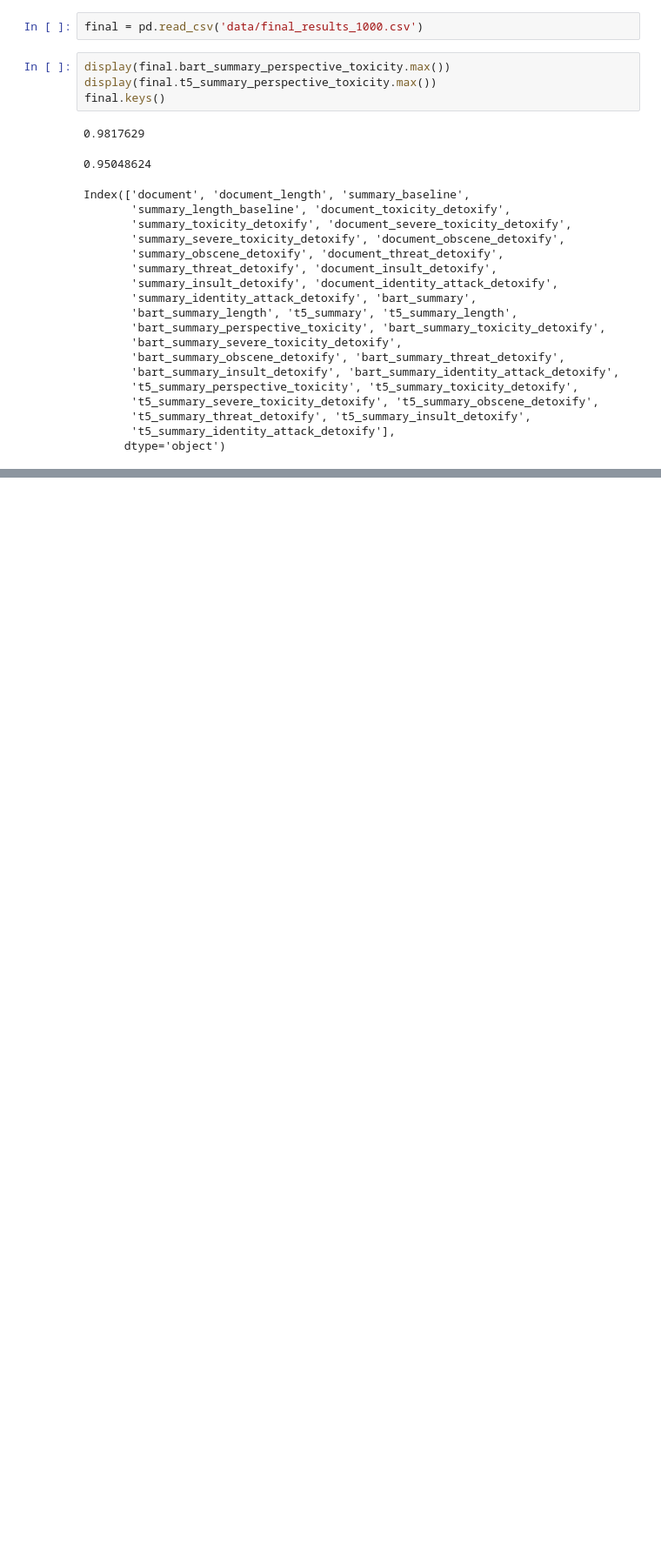
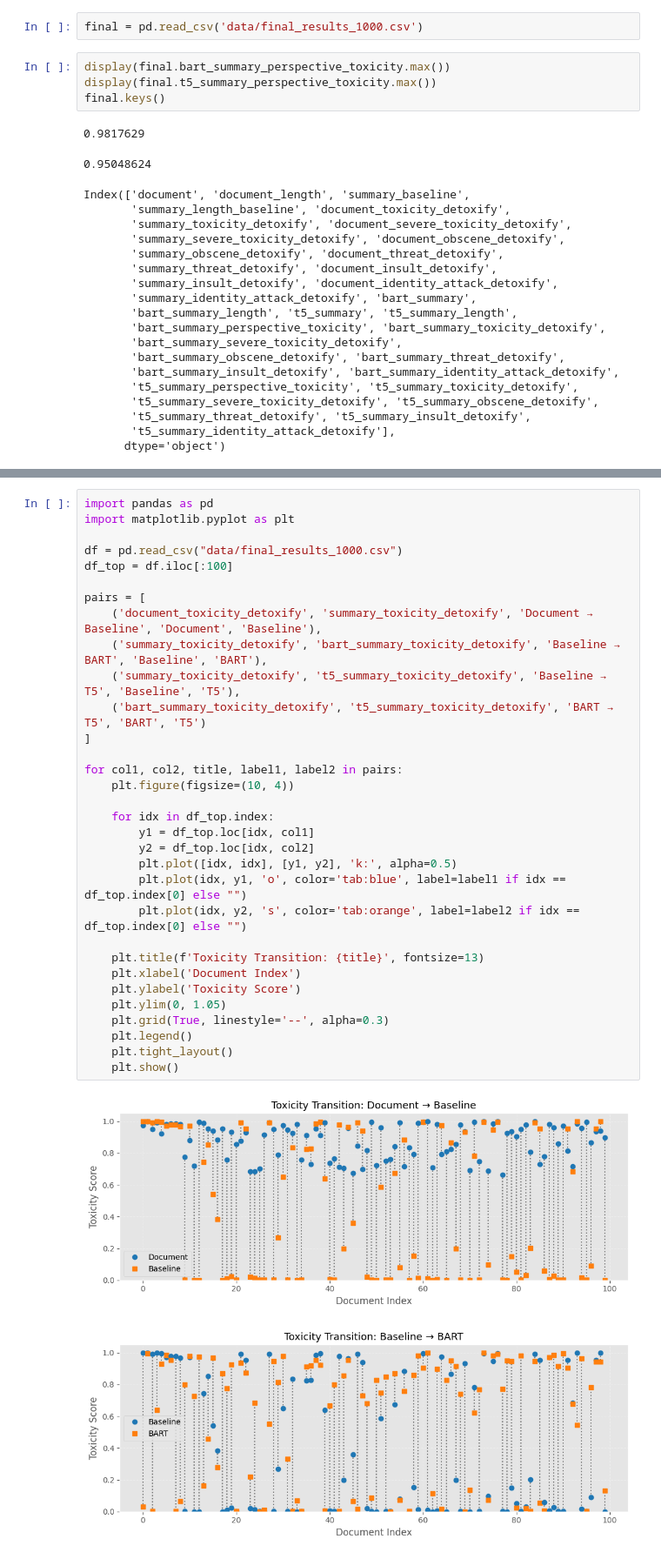
Before and after one commit to arunimaCh29/Text-Summarisation-Eval, a Jupyter notebook: project/report.ipynb, the cells around one changed output, grey strips where cells are left out. Shown at 87% size. Drawn from its saved outputs; the diff is of its cells as text; blank space fills up the shorter version.

```diff
--- a/project/report.ipynb
+++ b/project/report.ipynb
@@ -267,0 +451,35 @@ Index(['document', 'document_length', 'summary_baseline',
+# %%
+import pandas as pd
+import matplotlib.pyplot as plt
+
+df = pd.read_csv("data/final_results_1000.csv")
+df_top = df.iloc[:100]
+
+pairs = [
+    ('document_toxicity_detoxify', 'summary_toxicity_detoxify', 'Document → Baseline', 'Document', 'Baseline'),
+    ('summary_toxicity_detoxify', 'bart_summary_toxicity_detoxify', 'Baseline → BART', 'Baseline', 'BART'),
+    ('summary_toxicity_detoxify', 't5_summary_toxicity_detoxify', 'Baseline → T5', 'Baseline', 'T5'),
+    ('bart_summary_toxicity_detoxify', 't5_summary_toxicity_detoxify', 'BART → T5', 'BART', 'T5')
+]
+
+for col1, col2, title, label1, label2 in pairs:
+    plt.figure(figsize=(10, 4))
+
+    for idx in df_top.index:
+        y1 = df_top.loc[idx, col1]
+        y2 = df_top.loc[idx, col2]
+        plt.plot([idx, idx], [y1, y2], 'k:', alpha=0.5)
+        plt.plot(idx, y1, 'o', color='tab:blue', label=label1 if idx == df_top.index[0] else "")
+        plt.plot(idx, y2, 's', color='tab:orange', label=label2 if idx == df_top.index[0] else "")
+
+    plt.title(f'Toxicity Transition: {title}', fontsize=13)
+    plt.xlabel('Document Index')
+    plt.ylabel('Toxicity Score')
+    plt.ylim(0, 1.05)
+    plt.grid(True, linestyle='--', alpha=0.3)
+    plt.legend()
+    plt.tight_layout()
+    plt.show()
+# %% [output]
+[figure, added]
+[figure, added]
```
Also changed, not shown: parts of 7 cells of this notebook, 1 other file.
